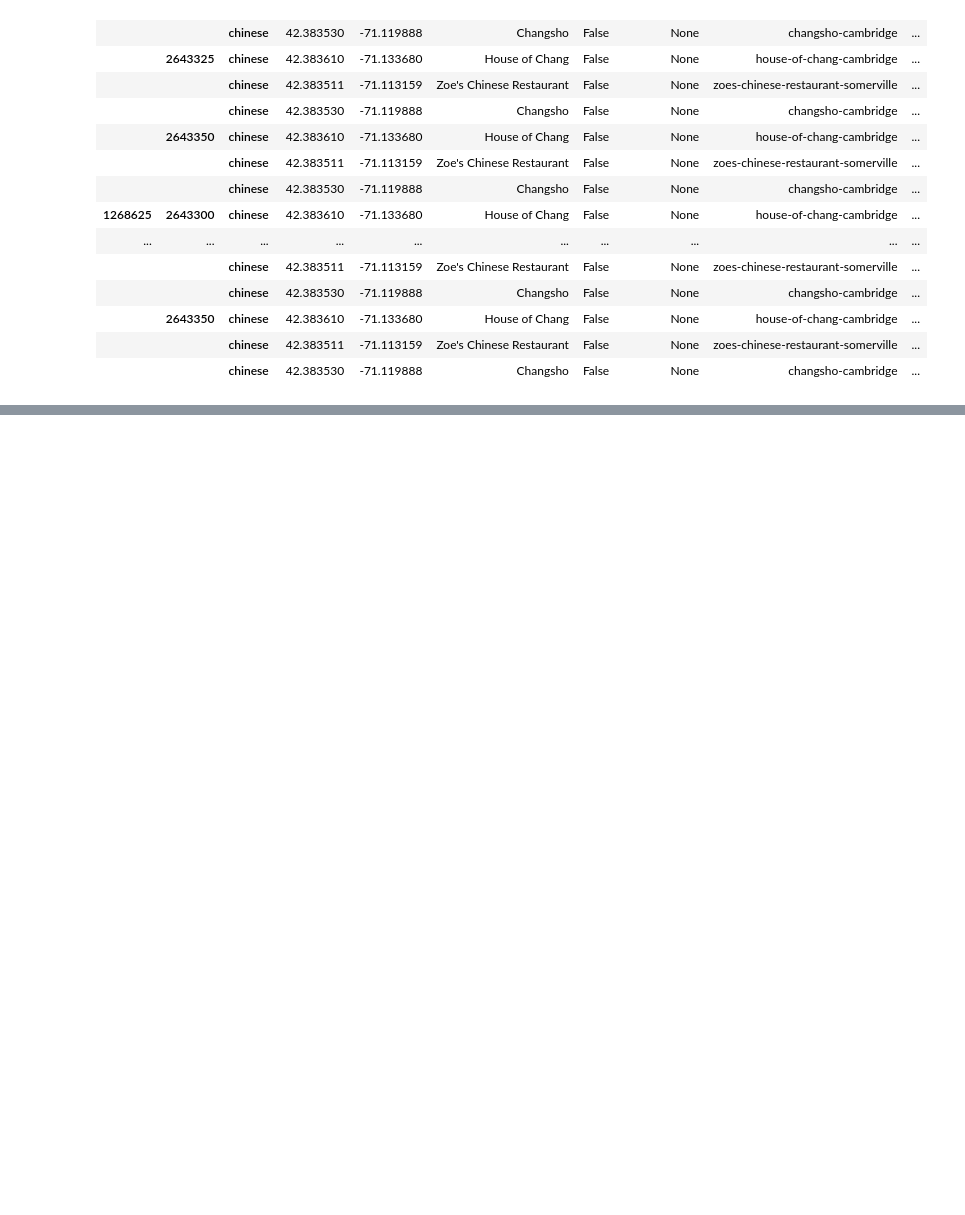
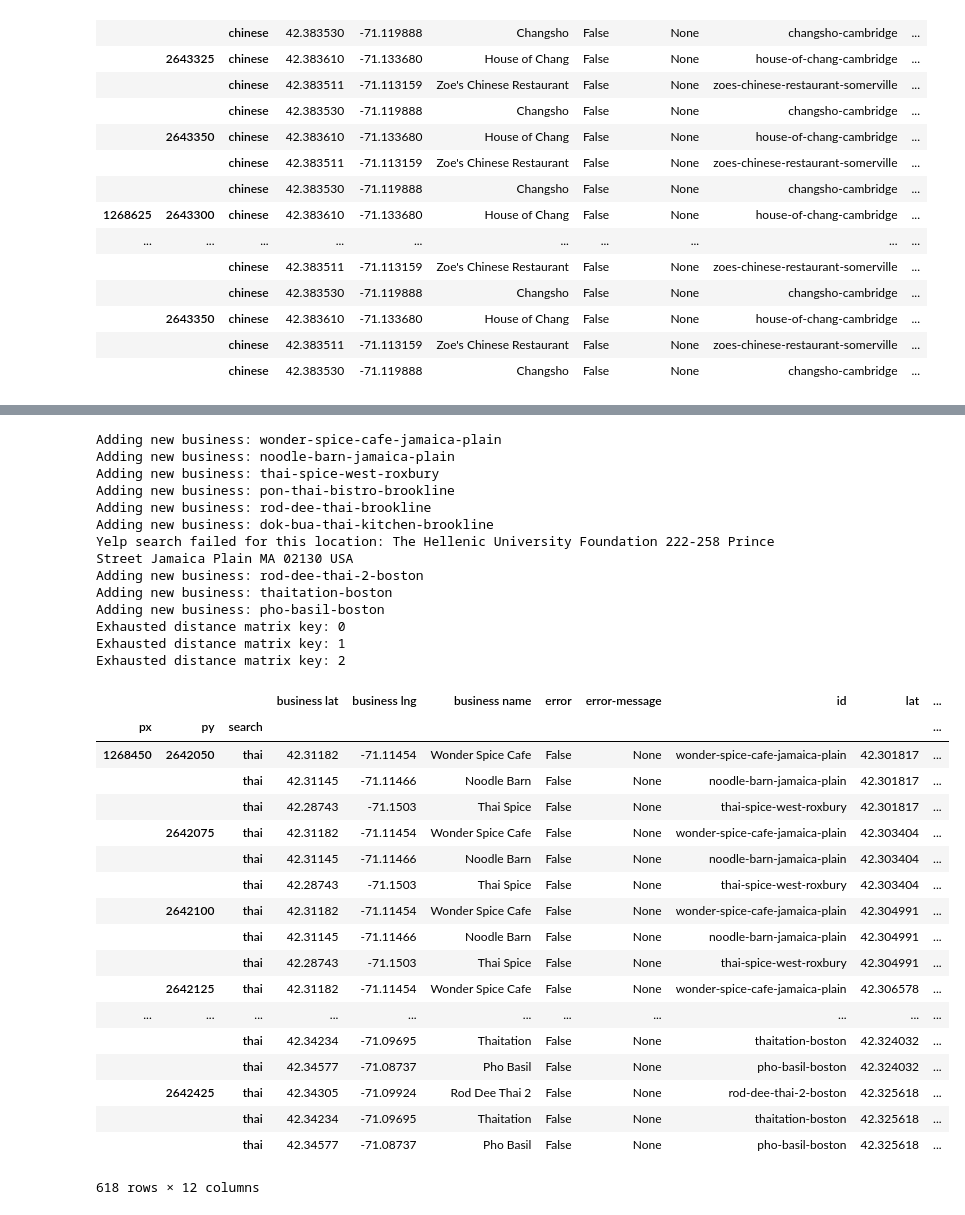
Before and after one commit to matthew-sochor-zz/mapster, a Jupyter notebook: Scraping.ipynb, the cells around one changed output, grey strips where cells are left out. Cells and saved outputs as stored; diff of their text form; code cells hidden in the pictures; blank space fills up the shorter version.

```diff
--- a/Scraping.ipynb
+++ b/Scraping.ipynb
@@ -575,0 +459,36 @@ print mapster.test_request(location)
+# %%
+map_yelp_jp_thai = mapster.map_yelp(jamaica_plain,['thai'])
+map_yelp_jp_thai
+# %% [output]
+Adding new business: wonder-spice-cafe-jamaica-plain
+Adding new business: noodle-barn-jamaica-plain
+Adding new business: thai-spice-west-roxbury
+Adding new business: pon-thai-bistro-brookline
+Adding new business: rod-dee-thai-brookline
+Adding new business: dok-bua-thai-kitchen-brookline
+Yelp search failed for this location: The Hellenic University Foundation 222-258 Prince Street Jamaica Plain MA 02130 USA
+Adding new business: rod-dee-thai-2-boston
+Adding new business: thaitation-boston
+Adding new business: pho-basil-boston
+Exhausted distance matrix key: 0
+Exhausted distance matrix key: 1
+Exhausted distance matrix key: 2
+|  |  |  | business lat | business lng | business name | error | error-message | id | lat | ... |
+| px | py | search |  |  |  |  |  |  |  | ... |
+| 1268450 | 2642050 | thai | 42.31182 | -71.11454 | Wonder Spice Cafe | False | None | wonder-spice-cafe-jamaica-plain | 42.301817 | ... |
+|  |  | thai | 42.31145 | -71.11466 | Noodle Barn | False | None | noodle-barn-jamaica-plain | 42.301817 | ... |
+|  |  | thai | 42.28743 | -71.1503 | Thai Spice | False | None | thai-spice-west-roxbury | 42.301817 | ... |
+|  | 2642075 | thai | 42.31182 | -71.11454 | Wonder Spice Cafe | False | None | wonder-spice-cafe-jamaica-plain | 42.303404 | ... |
+|  |  | thai | 42.31145 | -71.11466 | Noodle Barn | False | None | noodle-barn-jamaica-plain | 42.303404 | ... |
+|  |  | thai | 42.28743 | -71.1503 | Thai Spice | False | None | thai-spice-west-roxbury | 42.303404 | ... |
+|  | 2642100 | thai | 42.31182 | -71.11454 | Wonder Spice Cafe | False | None | wonder-spice-cafe-jamaica-plain | 42.304991 | ... |
+|  |  | thai | 42.31145 | -71.11466 | Noodle Barn | False | None | noodle-barn-jamaica-plain | 42.304991 | ... |
+|  |  | thai | 42.28743 | -71.1503 | Thai Spice | False | None | thai-spice-west-roxbury | 42.304991 | ... |
+|  | 2642125 | thai | 42.31182 | -71.11454 | Wonder Spice Cafe | False | None | wonder-spice-cafe-jamaica-plain | 42.306578 | ... |
+| ... | ... | ... | ... | ... | ... | ... | ... | ... | ... | ... |
+|  |  | thai | 42.34234 | -71.09695 | Thaitation | False | None | thaitation-boston | 42.324032 | ... |
+|  |  | thai | 42.34577 | -71.08737 | Pho Basil | False | None | pho-basil-boston | 42.324032 | ... |
+|  | 2642425 | thai | 42.34305 | -71.09924 | Rod Dee Thai 2 | False | None | rod-dee-thai-2-boston | 42.325618 | ... |
+|  |  | thai | 42.34234 | -71.09695 | Thaitation | False | None | thaitation-boston | 42.325618 | ... |
+|  |  | thai | 42.34577 | -71.08737 | Pho Basil | False | None | pho-basil-boston | 42.325618 | ... |
+618 rows × 12 columns
```
Also changed, not shown: parts of 52 cells of this notebook, 8 other files.
